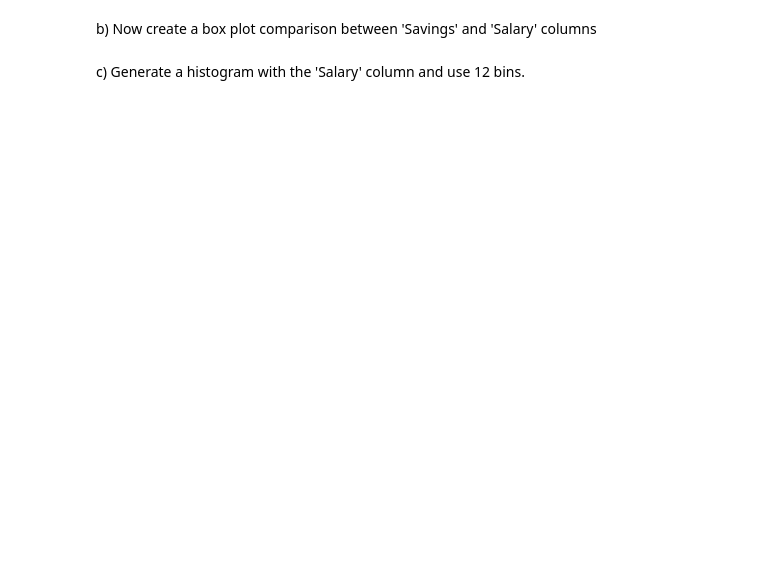
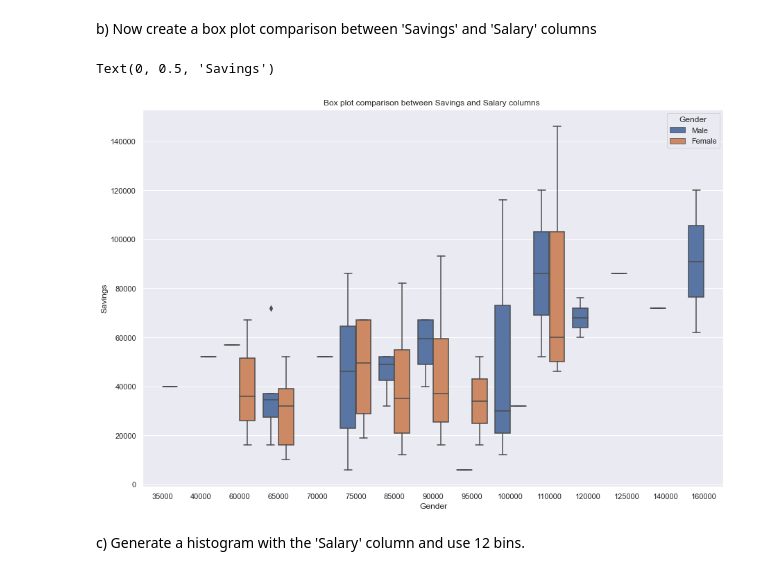
Before and after one commit to wkipkemboi/Assingment-1, a Jupyter notebook: Pandas Analysis Assignment 1.ipynb, the cells around one changed output. Drawn from its saved outputs; the diff is of its cells as text; code cells hidden in the pictures; blank space fills up the shorter version.

```diff
--- a/Pandas Analysis Assignment 1.ipynb
+++ b/Pandas Analysis Assignment 1.ipynb
@@ -238,2 +250,14 @@ savings_salary = ["Savings", "Salary"]
+# %%
+#b) (1)
+savings_salary = ["Savings", "Salary"]
+plt.figure(figsize=(15,10))
+sns.boxplot(x="Salary", y="Savings", hue="Gender", data=alumni)
+#sns.boxplot(x="Gender", y="Savings", data=alumni)
+plt.title("Box plot comparison between Savings and Salary columns ")
+plt.xlabel("Gender")
+plt.ylabel("Savings")
+# %% [output]
+Text(0, 0.5, 'Savings')
+[figure, added]
 # %% [markdown]
 c) Generate a histogram with the 'Salary' column and use 12 bins.
```
Also changed, not shown: parts of 12 cells of this notebook.
